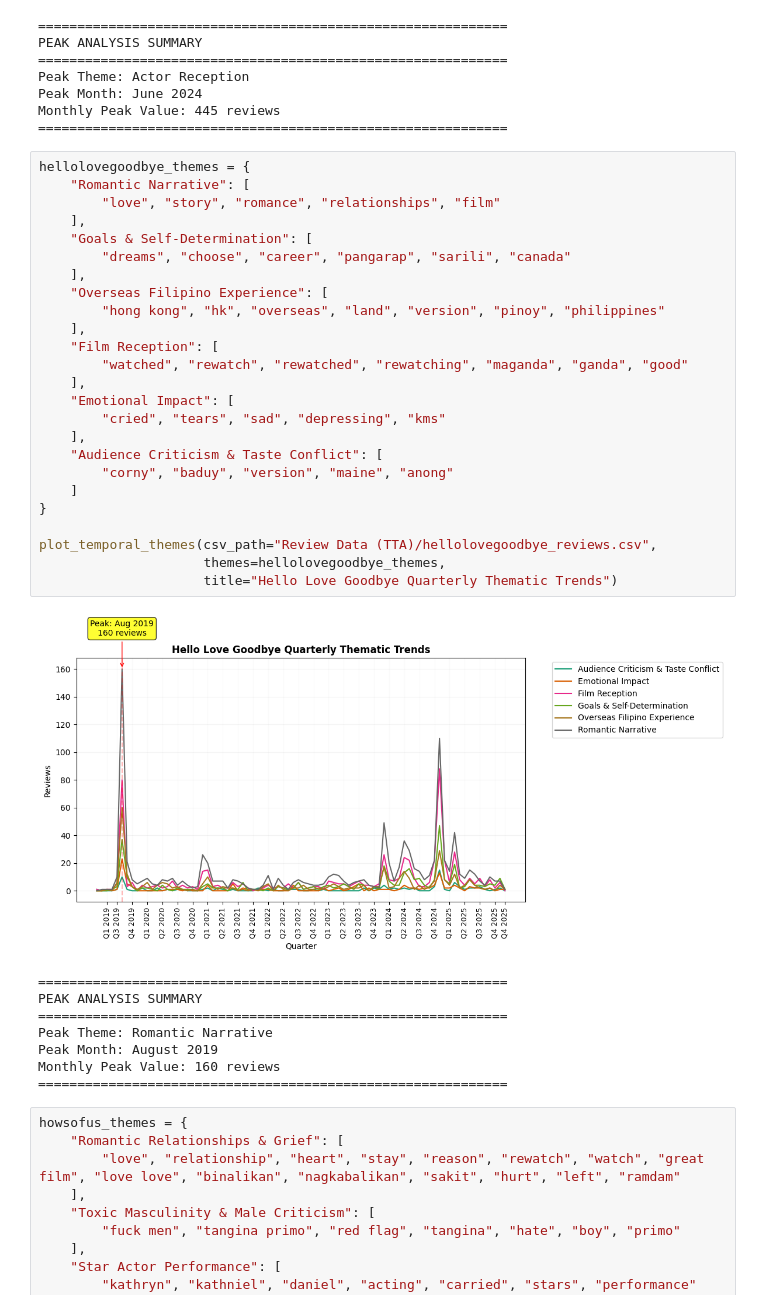
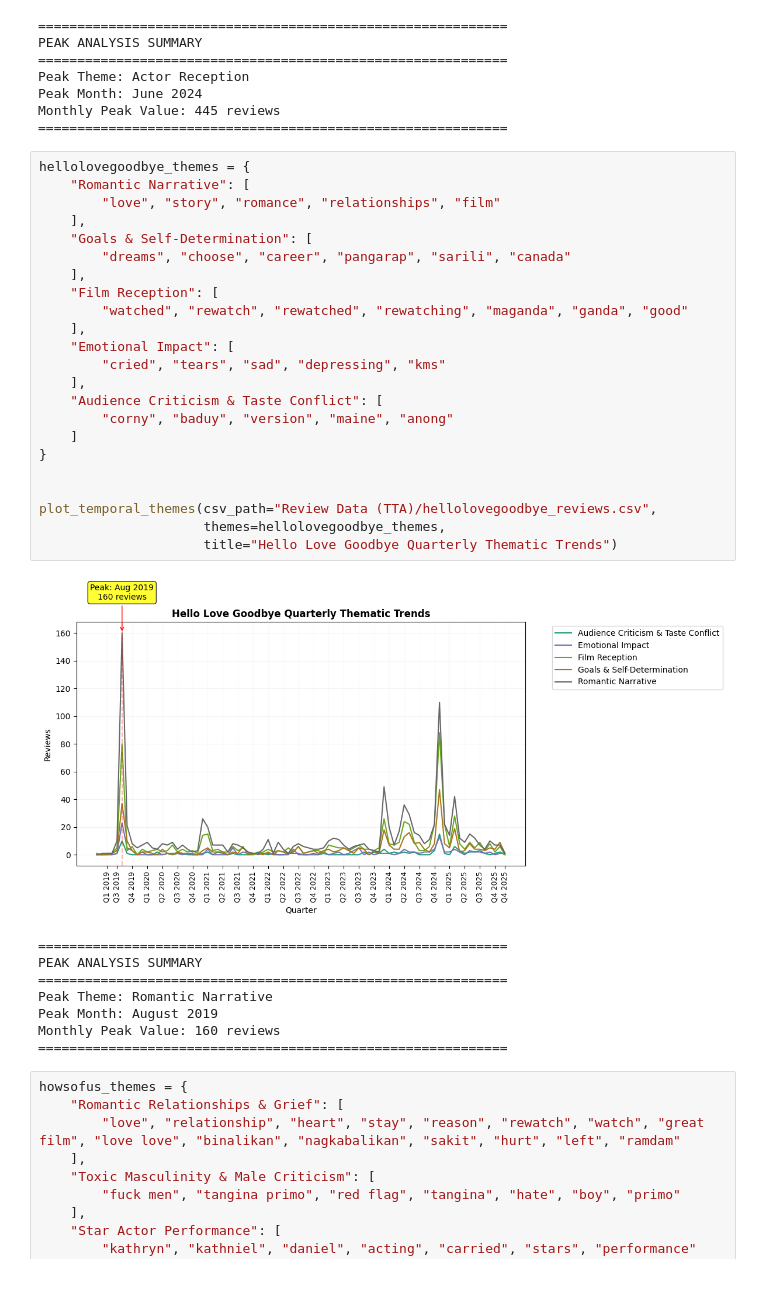
Before and after one commit to joshuanicoo/ReviewBombing-CITe4D, a Jupyter notebook: TTA_Graph_BERTopic.ipynb, the cells around one changed output. Cells and saved outputs as stored; diff of their text form.

```diff
--- a/TTA_Graph_BERTopic.ipynb
+++ b/TTA_Graph_BERTopic.ipynb
@@ -212,30 +212,28 @@ Monthly Peak Value: 445 reviews
 # %%
 hellolovegoodbye_themes = {
     "Romantic Narrative": [
         "love", "story", "romance", "relationships", "film"
     ],
     "Goals & Self-Determination": [
         "dreams", "choose", "career", "pangarap", "sarili", "canada"
-    ],
-    "Overseas Filipino Experience": [
-        "hong kong", "hk", "overseas", "land", "version", "pinoy", "philippines"
     ],
     "Film Reception": [
         "watched", "rewatch", "rewatched", "rewatching", "maganda", "ganda", "good"
     ],
     "Emotional Impact": [
         "cried", "tears", "sad", "depressing", "kms"
     ],
     "Audience Criticism & Taste Conflict": [
         "corny", "baduy", "version", "maine", "anong"
     ]
 }
 
+
 plot_temporal_themes(csv_path="Review Data (TTA)/hellolovegoodbye_reviews.csv",
                      themes=hellolovegoodbye_themes,
                      title="Hello Love Goodbye Quarterly Thematic Trends")
 # %% [output]
-[figure, old version]
+[figure, new version]
 ============================================================
 PEAK ANALYSIS SUMMARY
 ============================================================
```
Also changed, not shown: parts of 1 cell of this notebook, 1 other file.
